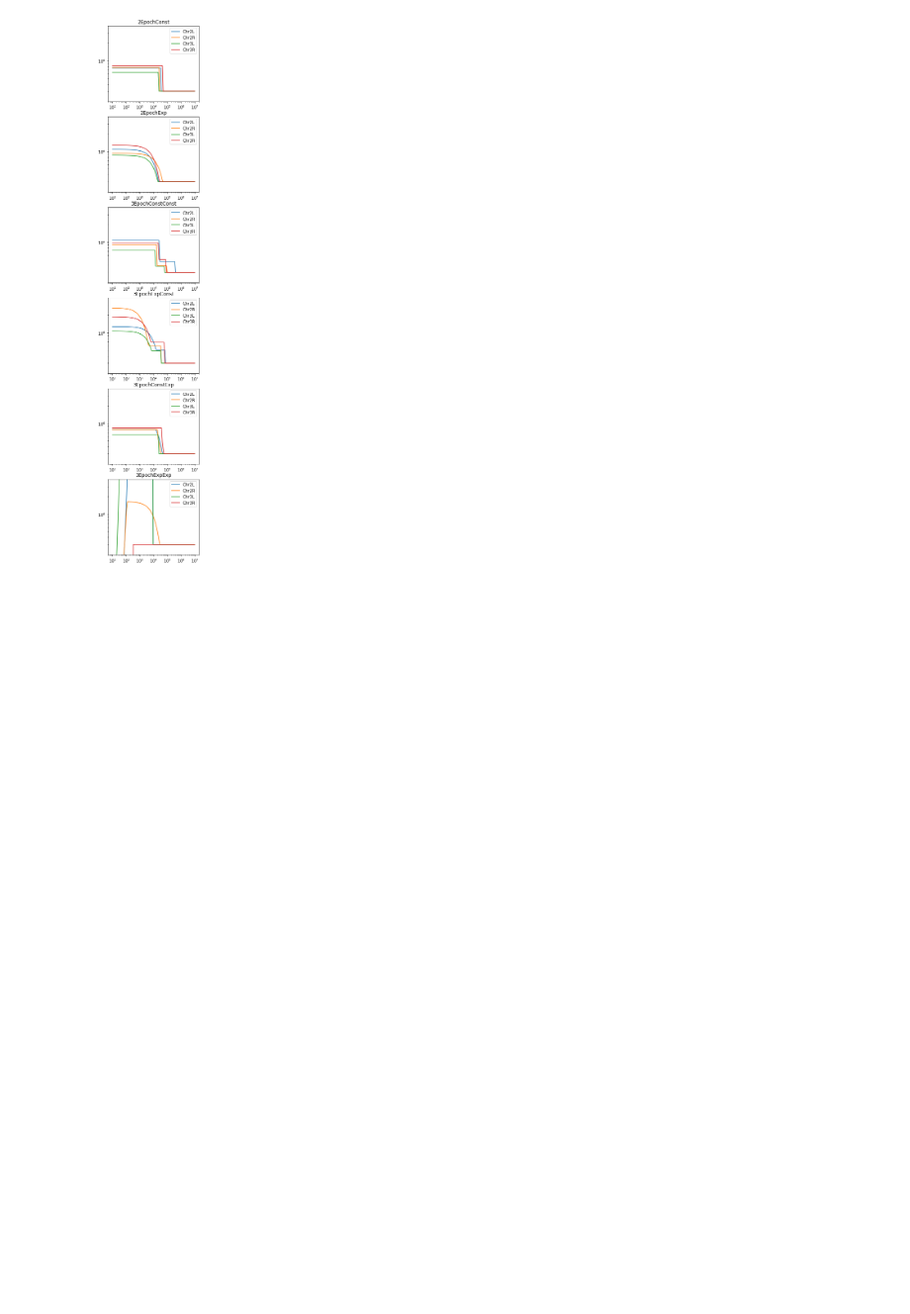
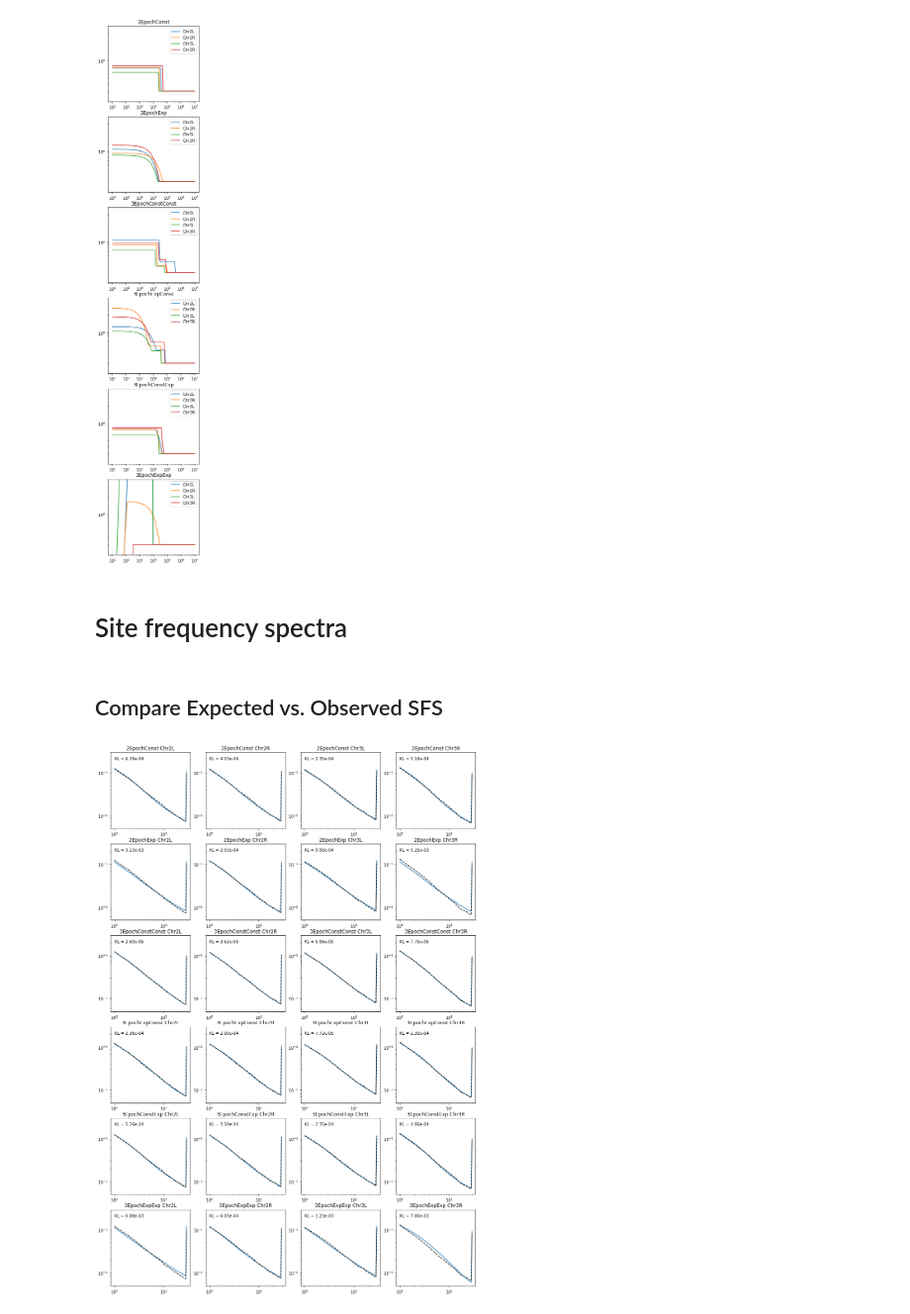
Before and after one commit to dp-rice/multiplemergers, a Jupyter notebook: notebooks/plot_DPGP3_models.ipynb, the cells around one changed output. Shown: that part at 99% size. Drawn from its saved outputs; the diff is of its cells as text; code cells hidden in the pictures; blank space fills up the shorter version.

Commit message:
Plot expected and observed SFS for fitted models.

```diff
--- a/notebooks/plot_DPGP3_models.ipynb
+++ b/notebooks/plot_DPGP3_models.ipynb
@@ -52,3 +54,5 @@ for i, mt in enumerate(model_types):
     plt.legend()
 # %% [output]
 [figure]
+# %% [markdown]
+# Site frequency spectra
@@ -54,0 +61,18 @@ for i, mt in enumerate(model_types):
+# %%
+sfs_fn = '../fastNeutrino/log/{}.{}.log'
+sfs_dict = {mt:[get(sfs_fn.format(chrom, mt)) for chrom in chroms] for mt in model_types}
+# %% [markdown]
+## Compare Expected vs. Observed SFS
+# %%
+fig = plt.figure(figsize=(16,24))
+for i, mt in enumerate(model_types):
+    for j, sfs in enumerate(sfs_dict[mt]):
+        ax = fig.add_subplot(len(model_types), len(chroms), (4*i)+j+1)
+        ax.loglog(sfs[0])
+        ax.loglog(sfs[1], 'k--')
+        ax.set_title(mt + ' ' + chroms[j])
+        ax.set_ylim([5e-3,3e-1])
+        ax.text(1,0.2, 'KL = {0:.2e}'.format(float(sfs[2])))
+    plt.legend()
+# %% [output]
+[figure, added]
```
Also changed, not shown: parts of 10 cells of this notebook, 1 other file.
